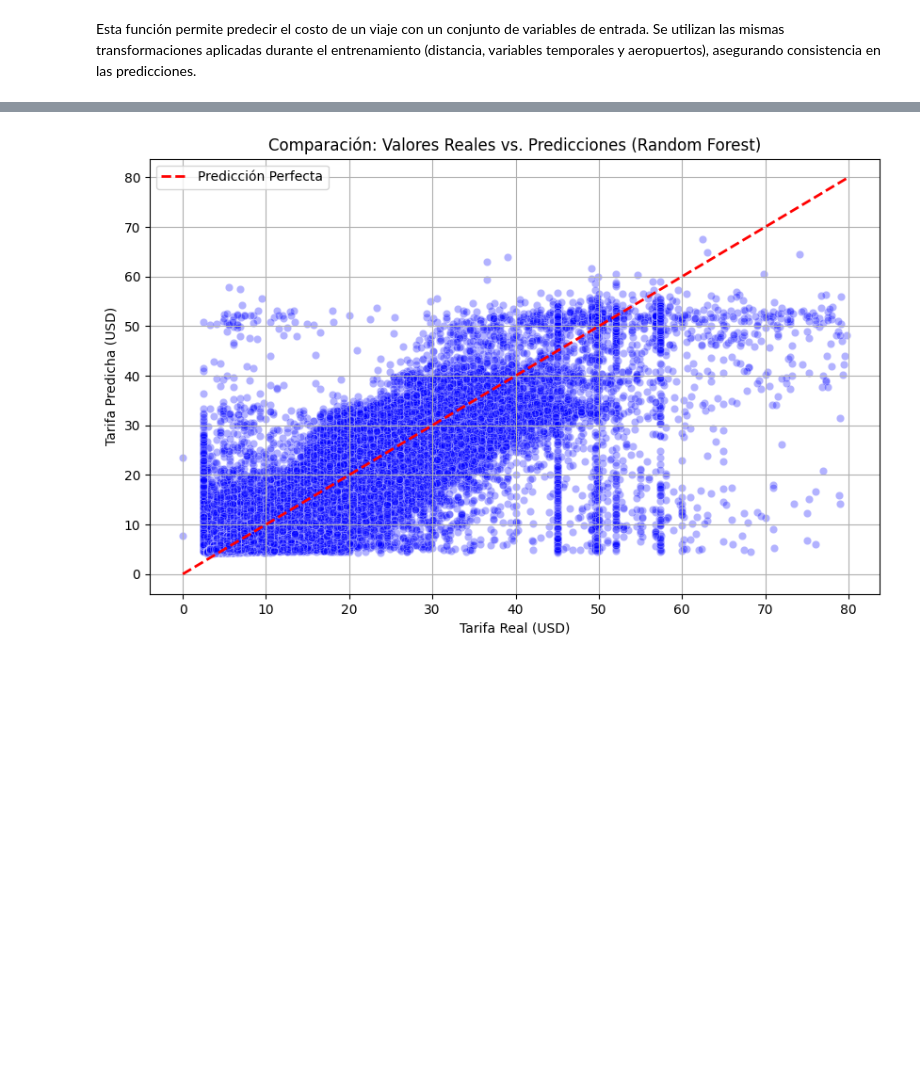
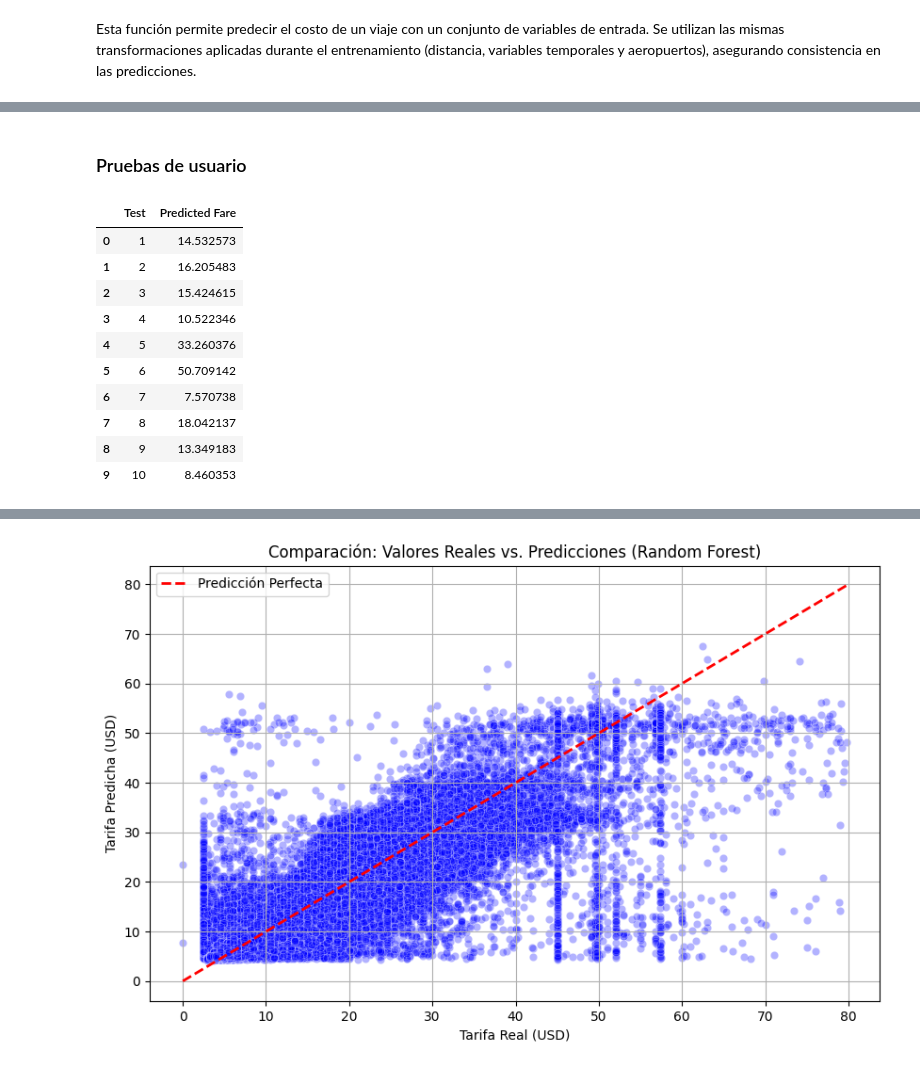
Before and after one commit to ArielaMishaanCohen/Proyecto-1, a Jupyter notebook: proyecto1.ipynb, the cells around one changed output, grey strips where cells are left out. Saved outputs shown, nothing was run; the diff lists cells and outputs as text; code cells hidden in the pictures; blank space fills up the shorter version.

```diff
--- a/proyecto1.ipynb
+++ b/proyecto1.ipynb
@@ -549,0 +550,38 @@ np.float64(14.532573237509578)
+# %% [markdown]
+### Pruebas de usuario
+# %%
+tests = [
+    (40.75, -73.99, 40.78, -73.95, 2, "2015-06-15 08:30:00"),
+    (40.70, -74.00, 40.75, -73.98, 1, "2014-03-10 14:00:00"),
+    (40.76, -73.98, 40.80, -73.95, 3, "2013-11-20 19:00:00"),
+    (40.72, -73.99, 40.74, -73.97, 1, "2012-01-05 09:00:00"),
+    (40.77, -73.87, 40.75, -73.99, 2, "2015-07-01 12:00:00"),
+    (40.64, -73.78, 40.75, -73.99, 1, "2015-08-15 16:00:00"),
+    (40.75, -73.99, 40.76, -73.98, 1, "2015-09-10 10:00:00"),
+    (40.73, -73.98, 40.78, -73.95, 4, "2014-05-20 18:30:00"),
+    (40.70, -73.95, 40.72, -73.90, 2, "2013-06-25 22:00:00"),
+    (40.78, -73.96, 40.80, -73.94, 1, "2015-12-01 07:30:00")
+]
+
+results = []
+
+for t in tests:
+    pred = predict_fare(*t)
+    results.append(pred)
+
+pd.DataFrame({
+    "Test": range(1,11),
+    "Predicted Fare": results
+})
+# %% [output]
+|  | Test | Predicted Fare |
+| 0 | 1 | 14.532573 |
+| 1 | 2 | 16.205483 |
+| 2 | 3 | 15.424615 |
+| 3 | 4 | 10.522346 |
+| 4 | 5 | 33.260376 |
+| 5 | 6 | 50.709142 |
+| 6 | 7 | 7.570738 |
+| 7 | 8 | 18.042137 |
+| 8 | 9 | 13.349183 |
+| 9 | 10 | 8.460353 |
```
Also changed, not shown: parts of 6 cells of this notebook, 3 other files.
